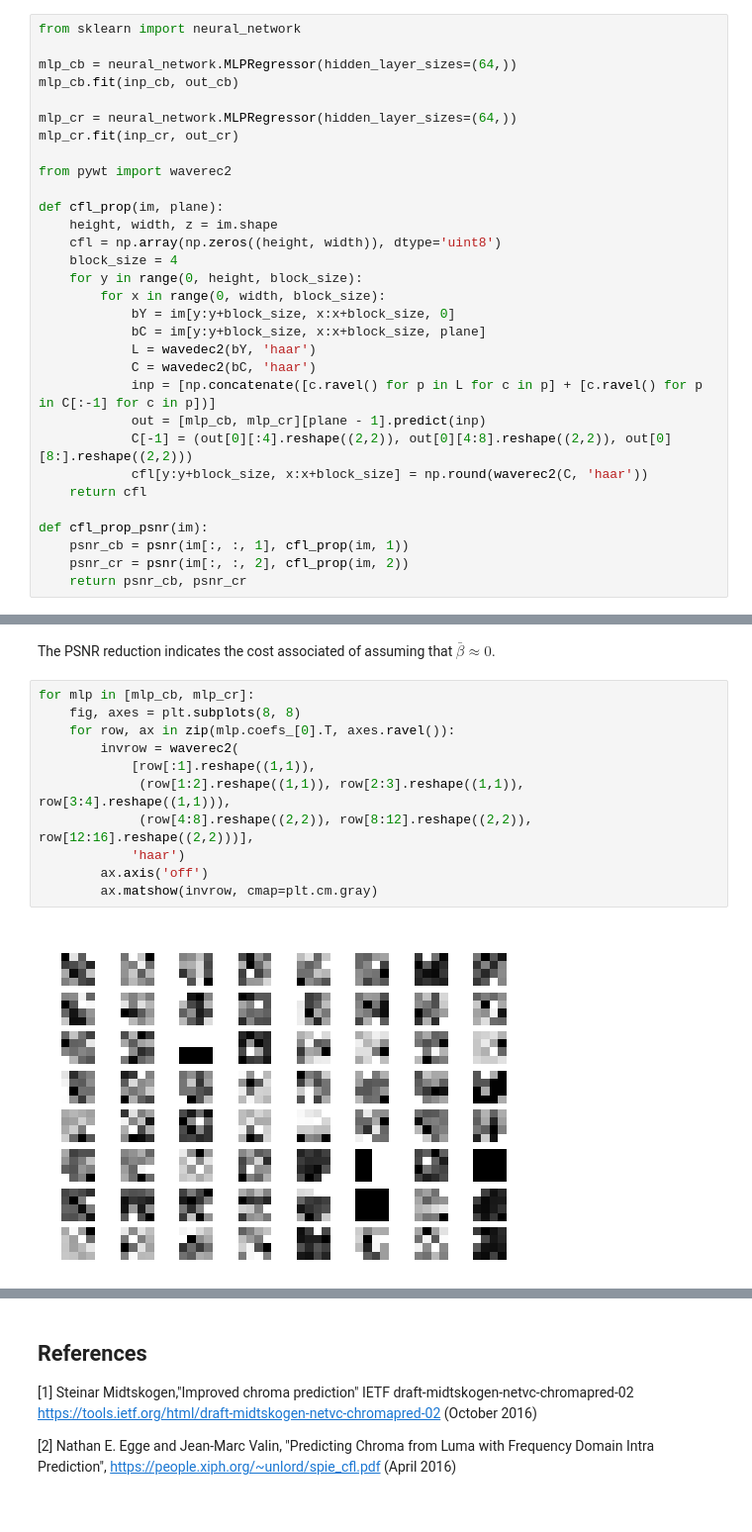
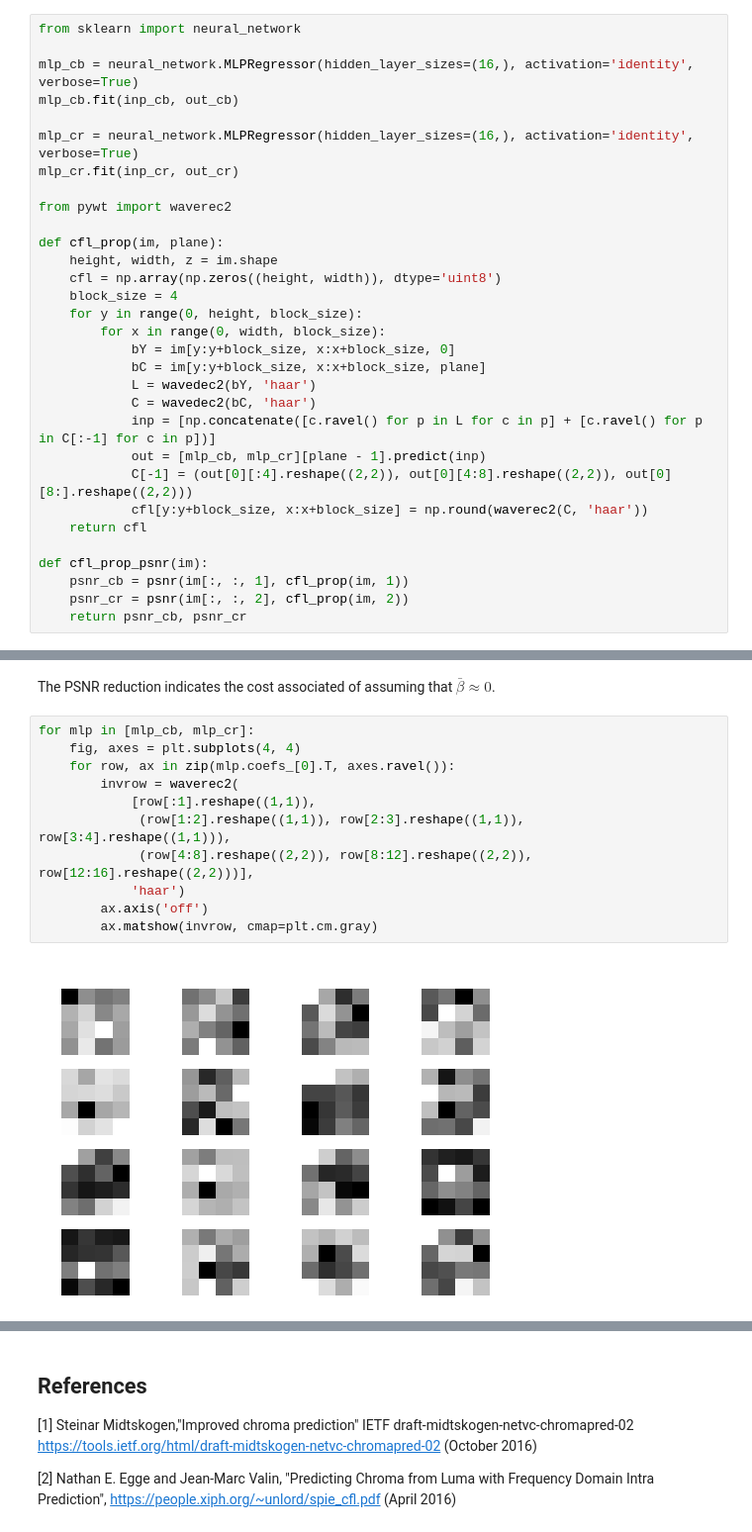
Before and after one commit to barrbrain/AV1-CfL-Proposal, a Jupyter notebook: Chroma from Luma (CfL).ipynb, the cells around one changed output, grey strips where cells are left out. Shown at 99% size. Cells and saved outputs as stored; diff of their text form.

Commit message:
Restrict hidden layer to 16 neurons

```diff
--- a/Chroma from Luma (CfL).ipynb
+++ b/Chroma from Luma (CfL).ipynb
@@ -370,10 +370,10 @@ def cfl_psnr(im):
 # %%
 from sklearn import neural_network
 
-mlp_cb = neural_network.MLPRegressor(hidden_layer_sizes=(64,))
+mlp_cb = neural_network.MLPRegressor(hidden_layer_sizes=(16,), activation='identity', verbose=True)
 mlp_cb.fit(inp_cb, out_cb)
 
-mlp_cr = neural_network.MLPRegressor(hidden_layer_sizes=(64,))
+mlp_cr = neural_network.MLPRegressor(hidden_layer_sizes=(16,), activation='identity', verbose=True)
 mlp_cr.fit(inp_cr, out_cr)
 
 from pywt import waverec2
@@ -469,14 +469,14 @@ table
 The PSNR reduction indicates the cost associated of assuming that $\bar{\beta} \approx 0$.
 # %%
 for mlp in [mlp_cb, mlp_cr]:
-    fig, axes = plt.subplots(8, 8)
+    fig, axes = plt.subplots(4, 4)
     for row, ax in zip(mlp.coefs_[0].T, axes.ravel()):
         invrow = waverec2(
             [row[:1].reshape((1,1)),
              (row[1:2].reshape((1,1)), row[2:3].reshape((1,1)), row[3:4].reshape((1,1))),
              (row[4:8].reshape((2,2)), row[8:12].reshape((2,2)), row[12:16].reshape((2,2)))],
             'haar')
         ax.axis('off')
         ax.matshow(invrow, cmap=plt.cm.gray)
 # %% [output]
-[figure, old version]
+[figure, new version]
```
Also changed, not shown: parts of 2 cells of this notebook.
